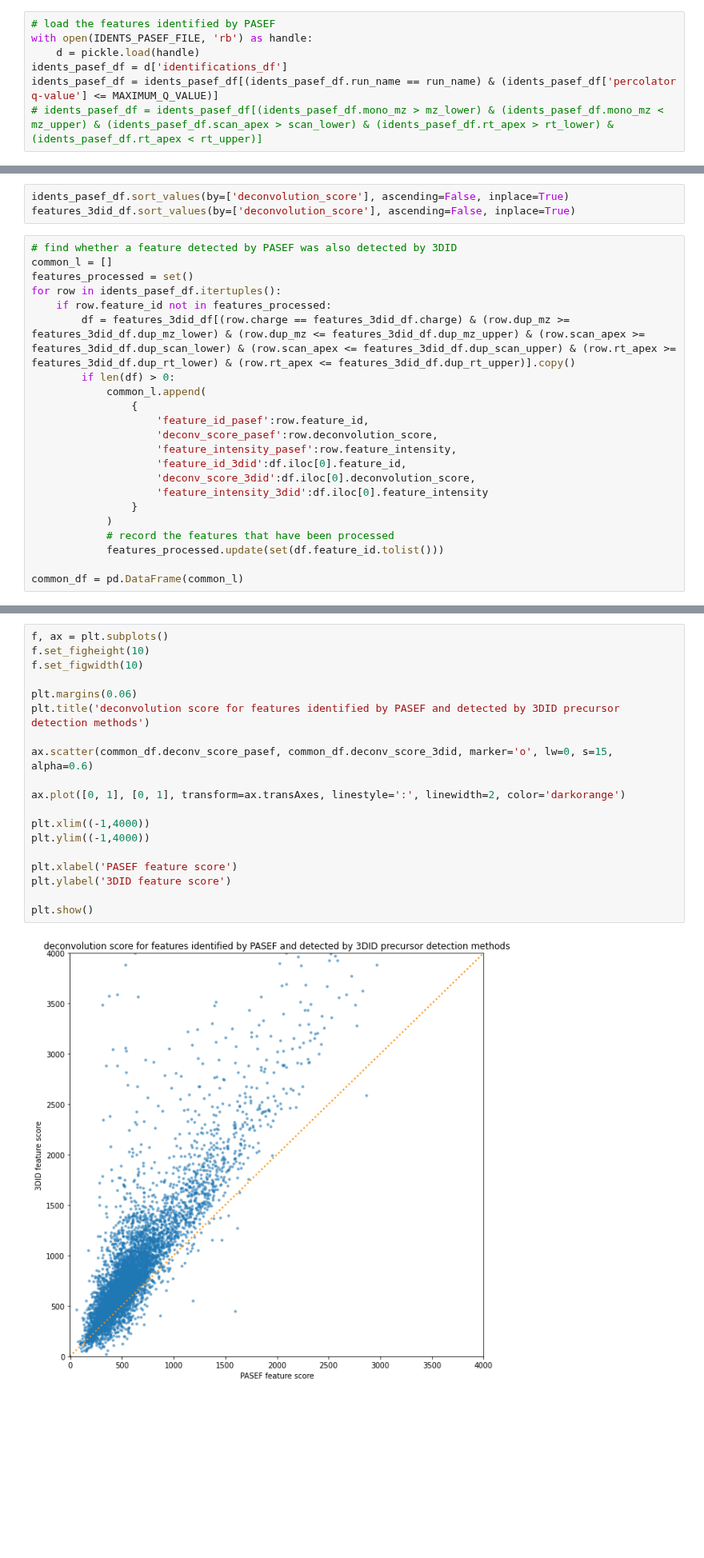
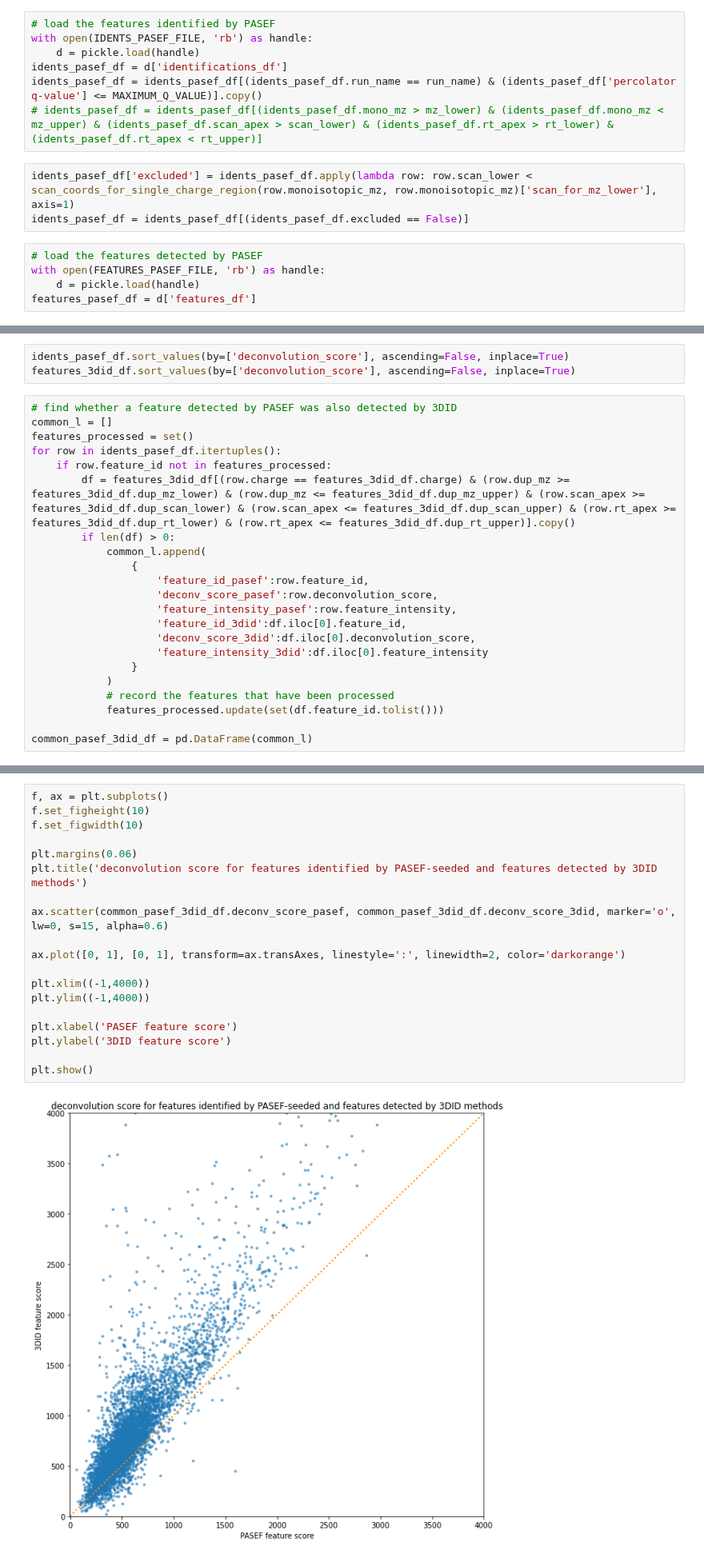
Before and after one commit to WEHI-Proteomics/tfde, a Jupyter notebook: notebooks/paper 4 - features found by both 3DID and PASEF.ipynb, the cells around one changed output, grey strips where cells are left out. Shown at 80% size. Saved outputs shown, nothing was run; the diff lists cells and outputs as text; blank space fills up the shorter version.

```diff
--- a/notebooks/paper 4 - features found by both 3DID and PASEF.ipynb
+++ b/notebooks/paper 4 - features found by both 3DID and PASEF.ipynb
@@ -34,5 +47,13 @@ rt_upper = 2200
 with open(IDENTS_PASEF_FILE, 'rb') as handle:
     d = pickle.load(handle)
 idents_pasef_df = d['identifications_df']
-idents_pasef_df = idents_pasef_df[(idents_pasef_df.run_name == run_name) & (idents_pasef_df['percolator q-value'] <= MAXIMUM_Q_VALUE)]
+idents_pasef_df = idents_pasef_df[(idents_pasef_df.run_name == run_name) & (idents_pasef_df['percolator q-value'] <= MAXIMUM_Q_VALUE)].copy()
 # idents_pasef_df = idents_pasef_df[(idents_pasef_df.mono_mz > mz_lower) & (idents_pasef_df.mono_mz < mz_upper) & (idents_pasef_df.scan_apex > scan_lower) & (idents_pasef_df.rt_apex > rt_lower) & (idents_pasef_df.rt_apex < rt_upper)]
+# %%
+idents_pasef_df['excluded'] = idents_pasef_df.apply(lambda row: row.scan_lower < scan_coords_for_single_charge_region(row.monoisotopic_mz, row.monoisotopic_mz)['scan_for_mz_lower'], axis=1)
+idents_pasef_df = idents_pasef_df[(idents_pasef_df.excluded == False)]
+# %%
+# load the features detected by PASEF
+with open(FEATURES_PASEF_FILE, 'rb') as handle:
+    d = pickle.load(handle)
+features_pasef_df = d['features_df']
@@ -148,5 +191,5 @@ for row in idents_pasef_df.itertuples():
             # record the features that have been processed
             features_processed.update(set(df.feature_id.tolist()))
 
-common_df = pd.DataFrame(common_l)
+common_pasef_3did_df = pd.DataFrame(common_l)
 # %%
@@ -156,22 +199,22 @@ print('{} features in common'.format(len(common_df)))
 # %%
 f, ax = plt.subplots()
 f.set_figheight(10)
 f.set_figwidth(10)
 
 plt.margins(0.06)
-plt.title('deconvolution score for features identified by PASEF and detected by 3DID precursor detection methods')
+plt.title('deconvolution score for features identified by PASEF-seeded and features detected by 3DID methods')
 
-ax.scatter(common_df.deconv_score_pasef, common_df.deconv_score_3did, marker='o', lw=0, s=15, alpha=0.6)
+ax.scatter(common_pasef_3did_df.deconv_score_pasef, common_pasef_3did_df.deconv_score_3did, marker='o', lw=0, s=15, alpha=0.6)
 
 ax.plot([0, 1], [0, 1], transform=ax.transAxes, linestyle=':', linewidth=2, color='darkorange')
 
 plt.xlim((-1,4000))
 plt.ylim((-1,4000))
 
 plt.xlabel('PASEF feature score')
 plt.ylabel('3DID feature score')
 
 plt.show()
 # %% [output]
-[figure, old version]
+[figure, new version]
 # %% [markdown]
```
Also changed, not shown: parts of 29 cells of this notebook, 2 other files.
